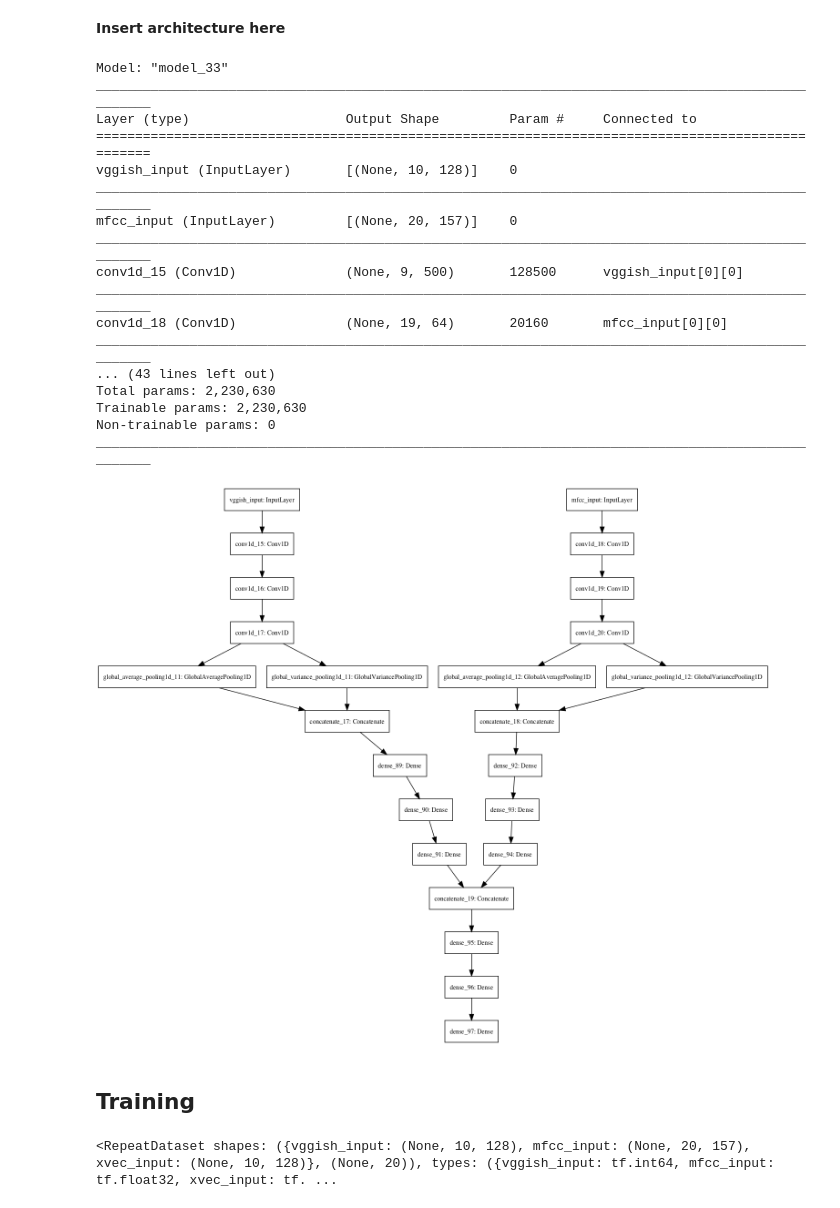
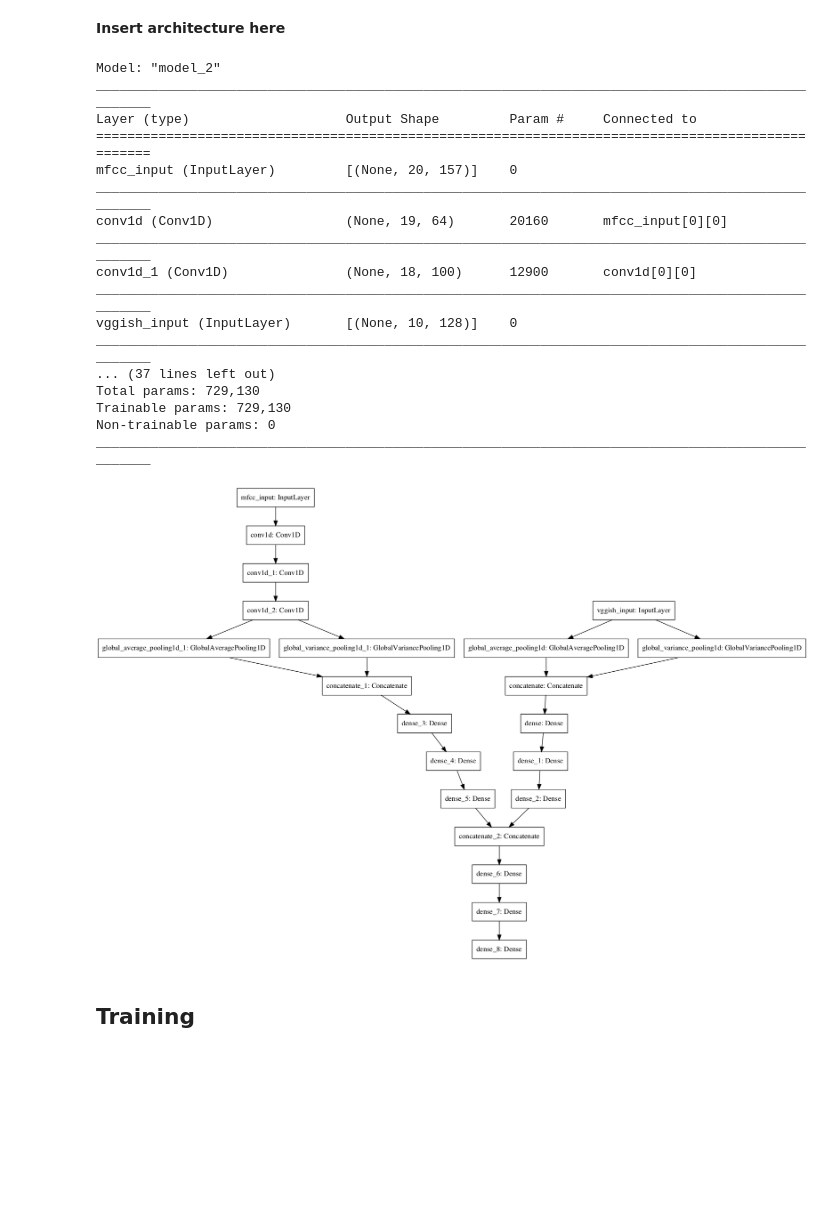
Before and after one commit to elilaird/CS83212-Advanced-Neural-Networks, a Jupyter notebook: Multi-Modal-Task/lab_3_report.ipynb, the cells around one changed output. Cells and saved outputs as stored; diff of their text form; code cells hidden in the pictures; blank space fills up the shorter version.

```diff
--- a/Multi-Modal-Task/lab_3_report.ipynb
+++ b/Multi-Modal-Task/lab_3_report.ipynb
@@ -371,16 +377,16 @@ from tensorflow.keras.utils import plot_model
 import pydot
 import graphviz
 
-def create_nn():
-    inputs = Input(shape=(10, 128), name='vggish_input')
-    net = Flatten()(inputs)
-    net = Dense(500, activation='relu')(net)
-    net = Dense(250, activation='relu')(net)
-    net = Dense(100, activation='relu')(net)
+# def create_nn():
+#     inputs = Input(shape=(10, 128), name='vggish_input')
+#     net = Flatten()(inputs)
+#     net = Dense(500, activation='relu')(net)
+#     net = Dense(250, activation='relu')(net)
+#     net = Dense(100, activation='relu')(net)
 
-    model = Model(inputs, net)
+#     model = Model(inputs, net)
 
-    return model
+#     return model
 
 
 class GlobalVariancePooling1D(Layer):
@@ -390,19 +396,14 @@ class GlobalVariancePooling1D(Layer):
     def call(self, x):
         return K.var(x, axis=1)
 
-
 def create_nn_x_vec():
     inputs = Input(shape=(10, 128), name='vggish_input')
-    conv1 = Conv1D(filters=500, kernel_size=2, input_shape=(10,128))(inputs)
-    conv2 = Conv1D(filters=500, kernel_size=2)(conv1)
-    conv3 = Conv1D(filters=500, kernel_size=2)(conv2)
-    gap = GlobalAveragePooling1D()(conv3)
-    gvp = GlobalVariancePooling1D()(conv3)
+    gap = GlobalAveragePooling1D()(inputs)
+    gvp = GlobalVariancePooling1D()(inputs)
     net = concatenate([gap, gvp])
     net = Dense(500, activation='relu')(net)
     net = Dense(250, activation='relu')(net)
     net = Dense(100, activation='relu')(net)
-
 
     model = Model(inputs, net)
 
@@ -430,44 +431,44 @@ def create_multi_modal_nn():
     m1 = create_nn_x_vec()
     m2 = create_mfcc_nn()
 
 
     net = tf.keras.layers.Concatenate()([m1.output, m2.output])
     net = Dense(100, activation='relu')(net)
     net = Dense(50, activation='relu')(net)
     output = Dense(20, activation='linear')(net)
 
     model = Model(inputs=[m1.input, m2.input], outputs=[output])
 
     adam = Adam(1e-4)
     model.compile(loss='mse', optimizer=adam, metrics=['mse', 'mae'])
 
     return model
 
 
 
 multi_modal_nn = create_multi_modal_nn()
 multi_modal_nn.summary()
 
 plot_model(multi_modal_nn)
 # %% [output]
-Model: "model_33"
+Model: "model_2"
 __________________________________________________________________________________________________
 Layer (type)                    Output Shape         Param #     Connected to
 ==================================================================================================
+mfcc_input (InputLayer)         [(None, 20, 157)]    0
+__________________________________________________________________________________________________
+conv1d (Conv1D)                 (None, 19, 64)       20160       mfcc_input[0][0]
+__________________________________________________________________________________________________
+conv1d_1 (Conv1D)               (None, 18, 100)      12900       conv1d[0][0]
+__________________________________________________________________________________________________
 vggish_input (InputLayer)       [(None, 10, 128)]    0
 __________________________________________________________________________________________________
-mfcc_input (InputLayer)         [(None, 20, 157)]    0
-__________________________________________________________________________________________________
-conv1d_15 (Conv1D)              (None, 9, 500)       128500      vggish_input[0][0]
-__________________________________________________________________________________________________
-conv1d_18 (Conv1D)              (None, 19, 64)       20160       mfcc_input[0][0]
-__________________________________________________________________________________________________
-... (43 lines left out)
-Total params: 2,230,630
-Trainable params: 2,230,630
+... (37 lines left out)
+Total params: 729,130
+Trainable params: 729,130
 Non-trainable params: 0
 __________________________________________________________________________________________________
-[figure, old version]
+[figure, new version]
 # %% [markdown]
 ## Training
 # %%
@@ -480,4 +481,0 @@ test_dataset = tf.data.Dataset.from_tensor_slices(({'vggish_input':x_test,'mfcc_
-# %%
-train_dataset
-# %% [output]
-<RepeatDataset shapes: ({vggish_input: (None, 10, 128), mfcc_input: (None, 20, 157), xvec_input: (None, 10, 128)}, (None, 20)), types: ({vggish_input: tf.int64, mfcc_input: tf.float32, xvec_input: tf. ...
```
Also changed, not shown: parts of 36 cells of this notebook, 2 other files.
